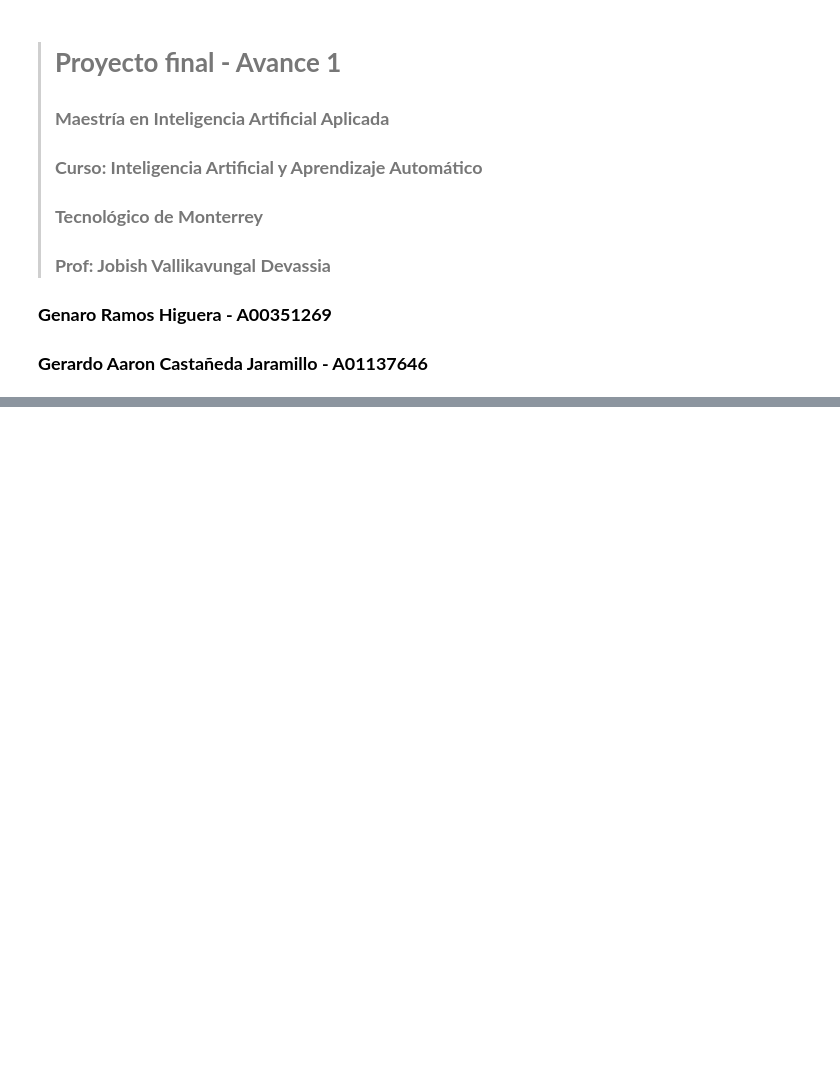
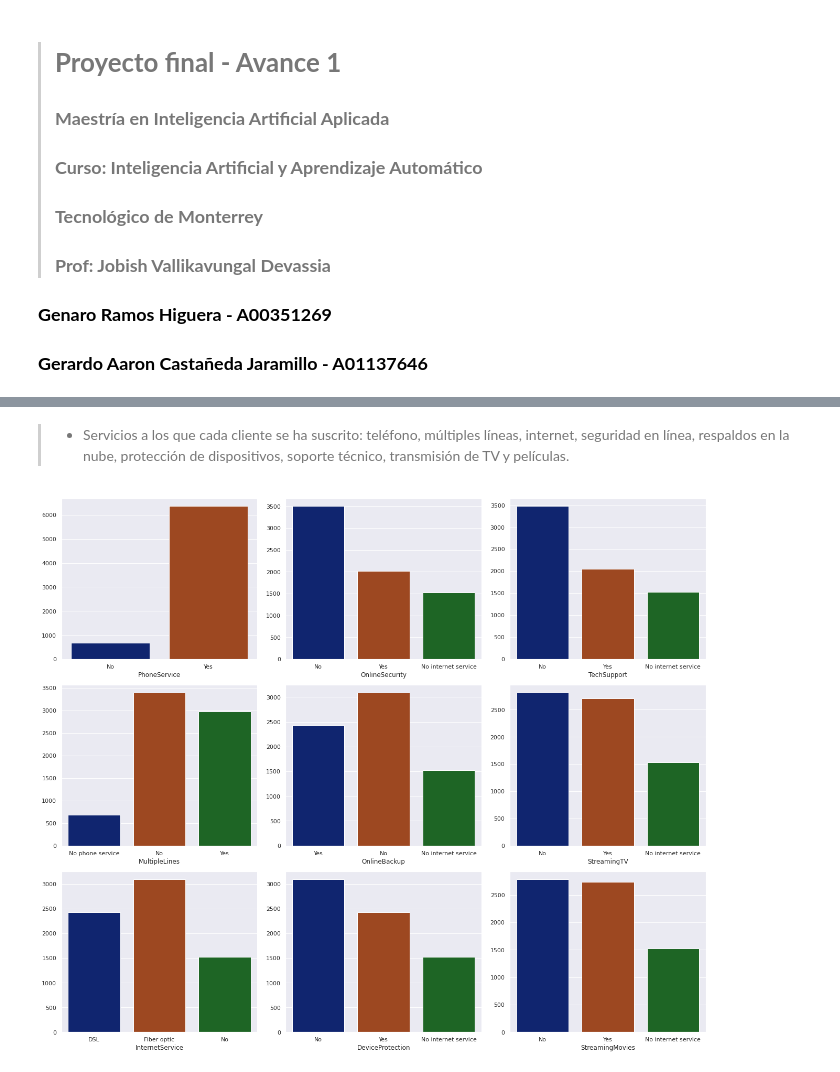
Before and after one commit to PosgradoMNA/actividades-del-projecto-equipo-52, a Jupyter notebook: Proyecto final - Avance 1.ipynb, the cells around one changed output, grey strips where cells are left out. Cells and saved outputs as stored; diff of their text form; code cells hidden in the pictures; blank space fills up the shorter version.

```diff
--- a/Proyecto final - Avance 1.ipynb
+++ b/Proyecto final - Avance 1.ipynb
@@ -11,0 +70,16 @@
+# %% [markdown]
+>* Servicios a los que cada cliente se ha suscrito: teléfono, múltiples líneas, internet, seguridad en línea, respaldos en la nube, protección de dispositivos, soporte técnico, transmisión de TV y películas.
+# %%
+sns.set(rc={'figure.figsize':(18,15)})
+fig, ax =plt.subplots(3,3)
+j = 0
+k = 0
+for i in range(6,15):
+  sns.countplot(x=customer_churn.iloc[:, i], ax=ax[j,k],palette='dark').set(ylabel=None)
+  j = j + 1
+  if j > 2:
+    k = k + 1
+    j = 0
+plt.tight_layout()
+# %% [output]
+[figure, added]
```
Also changed, not shown: parts of 15 cells of this notebook.
